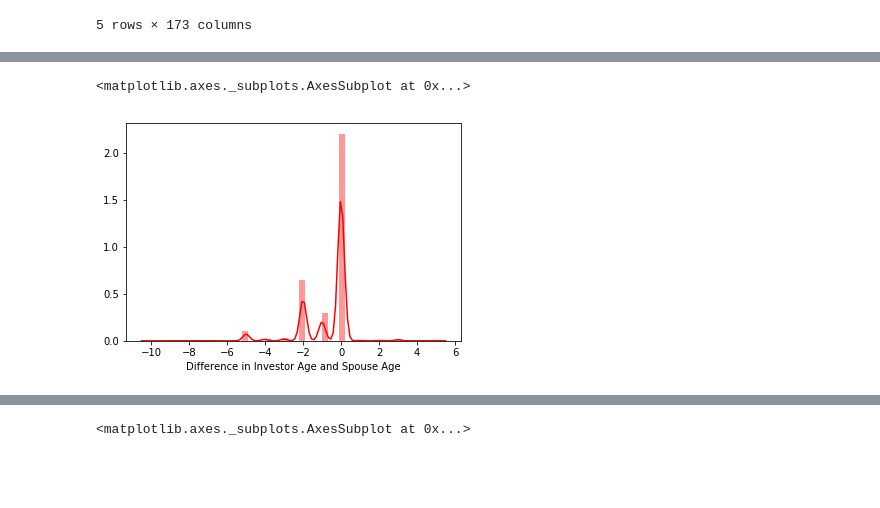
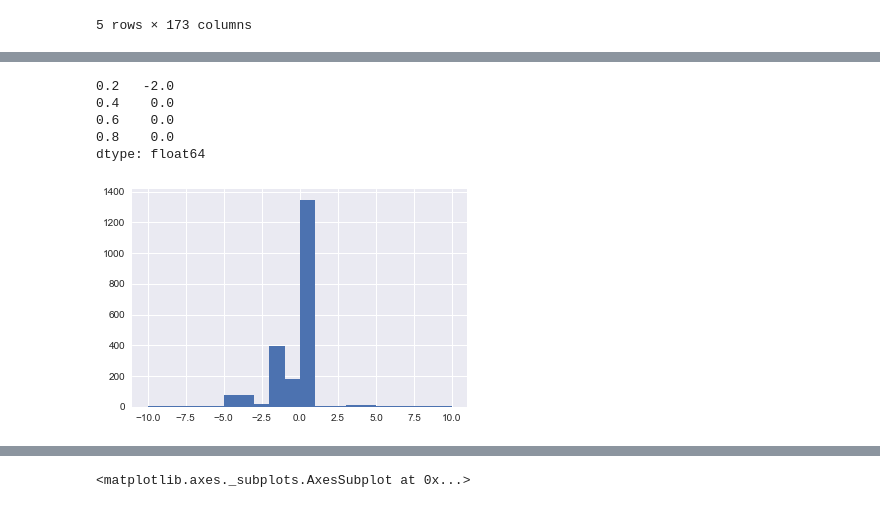
Before and after one commit to nc-looks/PythonBasics, a Jupyter notebook: Work/TAProdDataAnalysis/TAProdDataAnalysis.ipynb, the cells around one changed output, grey strips where cells are left out. Cells and saved outputs as stored; diff of their text form; code cells hidden in the pictures; blank space fills up the shorter version.

```diff
--- a/Work/TAProdDataAnalysis/TAProdDataAnalysis.ipynb
+++ b/Work/TAProdDataAnalysis/TAProdDataAnalysis.ipynb
@@ -63,6 +72,10 @@ countMarried
 countSingle = sum(df.marital_status==False)
 countSingle
 
+#histogram
+sns.set()
+plt.hist(df.iloc[:,[4]], bins=2)
+
 print tabulate([["Single", countSingle], ["Married", countMarried]],
          headers=['Marital Status', 'Count'])
 # %% [output]
@@ -127,0 +225,11 @@ sns.distplot(df.recommended_retirement_age, axlabel='Recommended Retirement Age'
+# %%
+#Visualization 8.1: Distribution of desired retirement ages
+
+# distribution data
+retirementAge = df.iloc[:,[3]]
+sns.set()
+#bins=[40, 50, 50, 60, 70, 80]
+plt.hist(retirementAge)
+
+# quartiles or quantile data
+retirementAge.quantile([0.2, 0.4, 0.6, 0.8])
@@ -127,0 +243,11 @@ sns.distplot(df.recommended_retirement_age, axlabel='Recommended Retirement Age'
+# %%
+#Visualization 8.2: Distribution of recommended retirement ages
+
+# distribution data
+recRetirementAge = df.iloc[:,[102]]
+sns.set()
+#bins=[0, 30, 40, 50, 60, 70, 80]
+plt.hist(recRetirementAge)
+
+# quartiles or quantile data
+retirementAge.quantile([0.2, 0.4, 0.6, 0.8])
@@ -128,12 +261,25 @@ sns.distplot(df.recommended_retirement_age, axlabel='Recommended Retirement Age'
 # %%
 #Visualization 8.3: Distribution of difference in desired and recommended retirement ages
-diff = df.retirement_age - df.recommended_retirement_age
 
+new = df.iloc[:,[3, 102]]
+difference = new.retirement_age - new.recommended_retirement_age
 #questionable
-great = diff[diff>0]
-lower = diff[diff<0]
+#great = diff[diff>0]
+#lower = diff[diff<0]
 
-sns.distplot(diff, axlabel='Difference in Investor Age and Spouse Age', color='r')
+sns.set()
+bins=[-10,-5,-3,-2,-1,0,1,2,3,5,10]
+plt.hist(difference, bins=bins)
+
+
+#new[new.retirement_age!=new.recommended_retirement_age].shape[0]
+
+#quartiles or quantile data
+difference.quantile([0.2,0.4,0.6,0.8])
 # %% [output]
-<matplotlib.axes._subplots.AxesSubplot at 0x...>
+0.2   -2.0
+0.4    0.0
+0.6    0.0
+0.8    0.0
+dtype: float64
-[figure, old version]
+[figure, new version]
```
Also changed, not shown: parts of 28 cells of this notebook, 1 other file.
